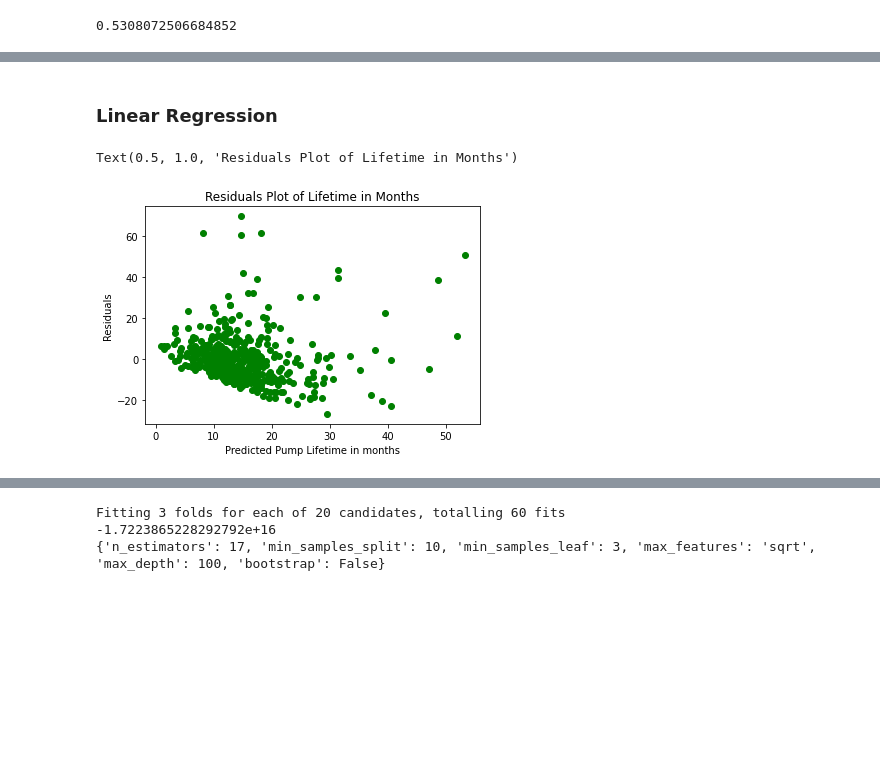
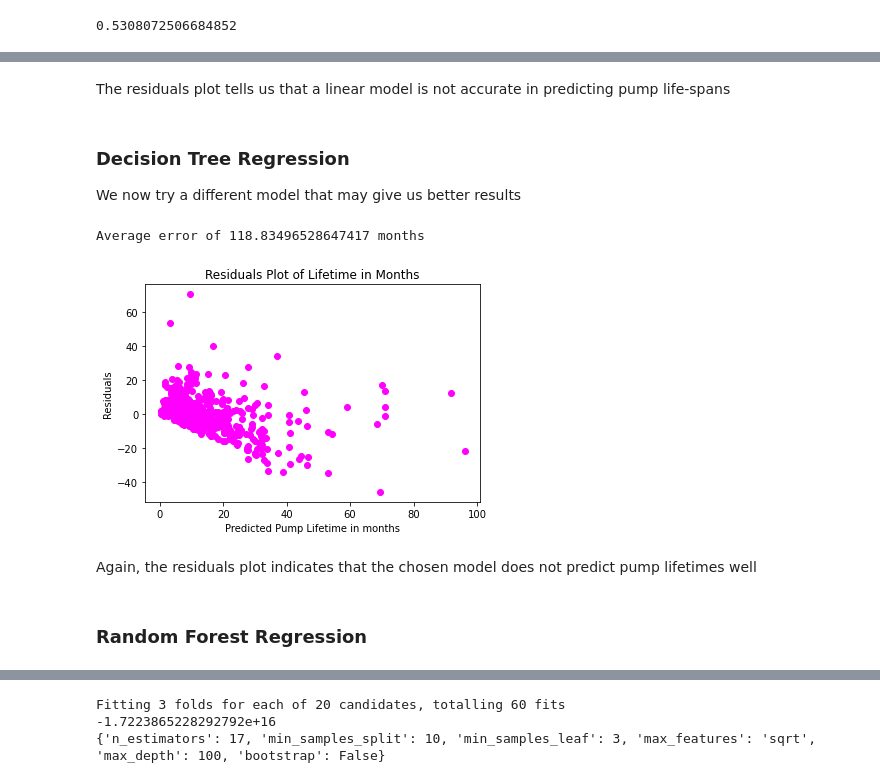
Before and after one commit to skeptrunedev/Rod_Pump_Optimization, a Jupyter notebook: notebooks/FP_Notebook.ipynb, the cells around one changed output, grey strips where cells are left out. Saved outputs shown, nothing was run; the diff lists cells and outputs as text; code cells hidden in the pictures; blank space fills up the shorter version.

```diff
--- a/notebooks/FP_Notebook.ipynb
+++ b/notebooks/FP_Notebook.ipynb
@@ -187,20 +185,25 @@ g_search.best_score_
+# %% [markdown]
+The residuals plot tells us that a linear model is not accurate in predicting pump life-spans
+# %% [markdown]
+### Decision Tree Regression
+We now try a different model that may give us better results
+# %%
+reg = DecisionTreeRegressor()
+reg.fit(X_train, y_train_months)
+reg.score(X_test, y_test)
+dtrPred=reg.predict(X_test)
+plt.scatter(dtrPred, y_test_months-dtrPred, color='magenta')
+plt.xlabel('Predicted Pump Lifetime in months')
+plt.ylabel('Residuals')
+plt.title('Residuals Plot of Lifetime in Months')
+print("Average error of",mean_squared_error(y_test_months, dtrPred), "months")
+# %% [output]
+Average error of 118.83496528647417 months
+[figure, added]
+# %% [markdown]
+Again, the residuals plot indicates that the chosen model does not predict pump lifetimes well
 # %% [markdown]
-### Linear Regression
+### Random Forest Regression
-# %%
-lr=LinearRegression()
-y_train_months=y_train.copy()
-y_train_months/=2.63002e+15
-lr.fit(X_train,y_train_months)
-prediction=lr.predict(X_test)
-y_test_months=y_test.copy()
-y_test_months/=2.63002e+15 #30.44 days per month
-plt.scatter(prediction, y_test_months-prediction, color='green')
-plt.xlabel('Predicted Pump Lifetime in months')
-plt.ylabel('Residuals')
-plt.title('Residuals Plot of Lifetime in Months')
-# %% [output]
-Text(0.5, 1.0, 'Residuals Plot of Lifetime in Months')
-[figure, removed]
 # %%
 rfr_random_reg = RandomForestRegressor(random_state = 35)
 n_estimators = [int(x) for x in np.linspace(start = 1, stop = 20, num = 20)] # number of trees in the random forest
```
Also changed, not shown: parts of 11 cells of this notebook.
